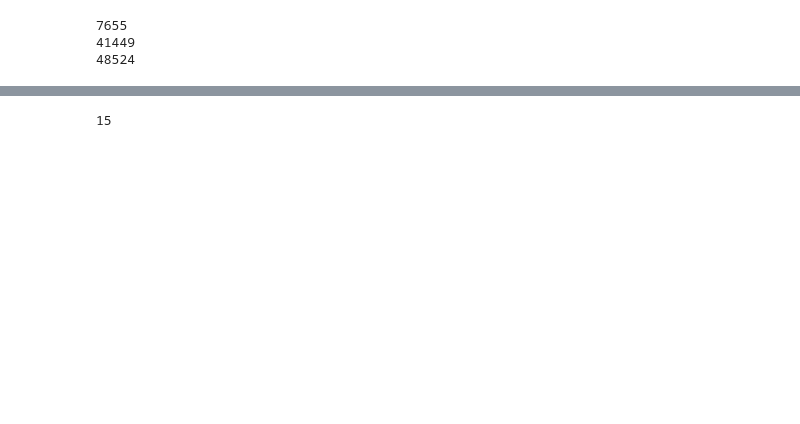
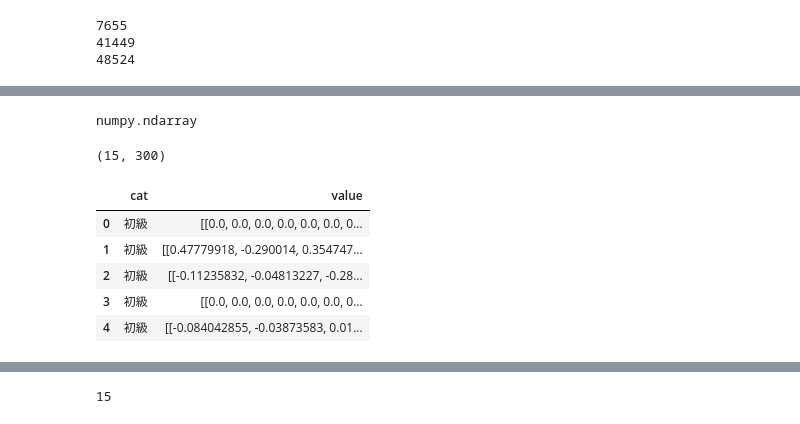
Before and after one commit to tsubasakawai2/nlp_project, a Jupyter notebook: lstm2.ipynb, the cells around one changed output, grey strips where cells are left out. Cells and saved outputs as stored; diff of their text form; code cells hidden in the pictures; blank space fills up the shorter version.

Commit message:
completed preprocessing to allow bigger window sizes & sample sizes. got a higher accuracy. still needs to be fine-tuned with grid search

```diff
--- a/lstm2.ipynb
+++ b/lstm2.ipynb
@@ -345,25 +349,3 @@ import pickle
 
 text_vectorized2 = pickle.load(open('text_vectorized_joined.pickle', 'rb'))
 # text_vectorized2
-# %%
-from numpy import random
-window_size = 15
-n_sample =  10 # less than or equal to (len(text_tagged_dict3["初級"][0]) - window_size)
-sents = []
-start_index_list = []
-for i in range(n_sample):
-    start_index = 0
-    # do while
-    while(True):
-        start_index = random.randint(len(text_tagged_dict3["初級"][0]) - window_size)
-        if not start_index in start_index_list:
-            break
-    start_index_list.append(start_index)
-    words = []
-    for index in range(start_index, start_index + window_size):
-        # +1 to slide
-        words.append(text_tagged_dict3["初級"][0][index+1])
-    sents.append(words)
-
-# sents, start_index_list
-sents
@@ -434,0 +374,3 @@ len(tqdm(text_tagged_dict3[level]))
+# %%
+for level, value in text_transformed.items():
+    print(level, value.shape)
@@ -435,7 +381,6 @@ len(tqdm(text_tagged_dict3[level]))
 # %%
 import pickle
-# with open('text_transformed_window_size15.pickle', 'wb') as f:
+# with open('text_transformed_window_size15_sample_size1000.pickle', 'wb') as f:
 #     pickle.dump(text_transformed, f)
 
-text_tagged_dict3 = pickle.load(open('text_transformed_window_size15.pickle', 'rb'))
-# text_tagged_dict3
+text_transformed2 = pickle.load(open('text_transformed_window_size15_sample_size1000.pickle', 'rb'))
@@ -557 +387,28 @@ array(['あれ', 'ば', '米国', 'と', 'か', '他', 'の', '外国', 'の', '
+# %%
+category_vectors = []
+for level, vectors in text_transformed2.items():
+    for vector in vectors:
+        category_vectors.append((level, vector))
+# %%
+type(category_vectors[0][1])
+# %% [output]
+numpy.ndarray
+# %%
+category_vectors[0][1].shape
+# %% [output]
+(15, 300)
+# %%
+import pandas as pd
+
+key, value = zip(*category_vectors)
+data2 = pd.DataFrame({'cat': key, 'value': value})
+
+data2.head()
+# %% [output]
+|  | cat | value |
+| 0 | 初級 | [[0.0, 0.0, 0.0, 0.0, 0.0, 0.0, 0... |
+| 1 | 初級 | [[0.47779918, -0.290014, 0.354747... |
+| 2 | 初級 | [[-0.11235832, -0.04813227, -0.28... |
+| 3 | 初級 | [[0.0, 0.0, 0.0, 0.0, 0.0, 0.0, 0... |
+| 4 | 初級 | [[-0.084042855, -0.03873583, 0.01... |
 # %%
```
Also changed, not shown: parts of 54 cells of this notebook, 2 other files.
